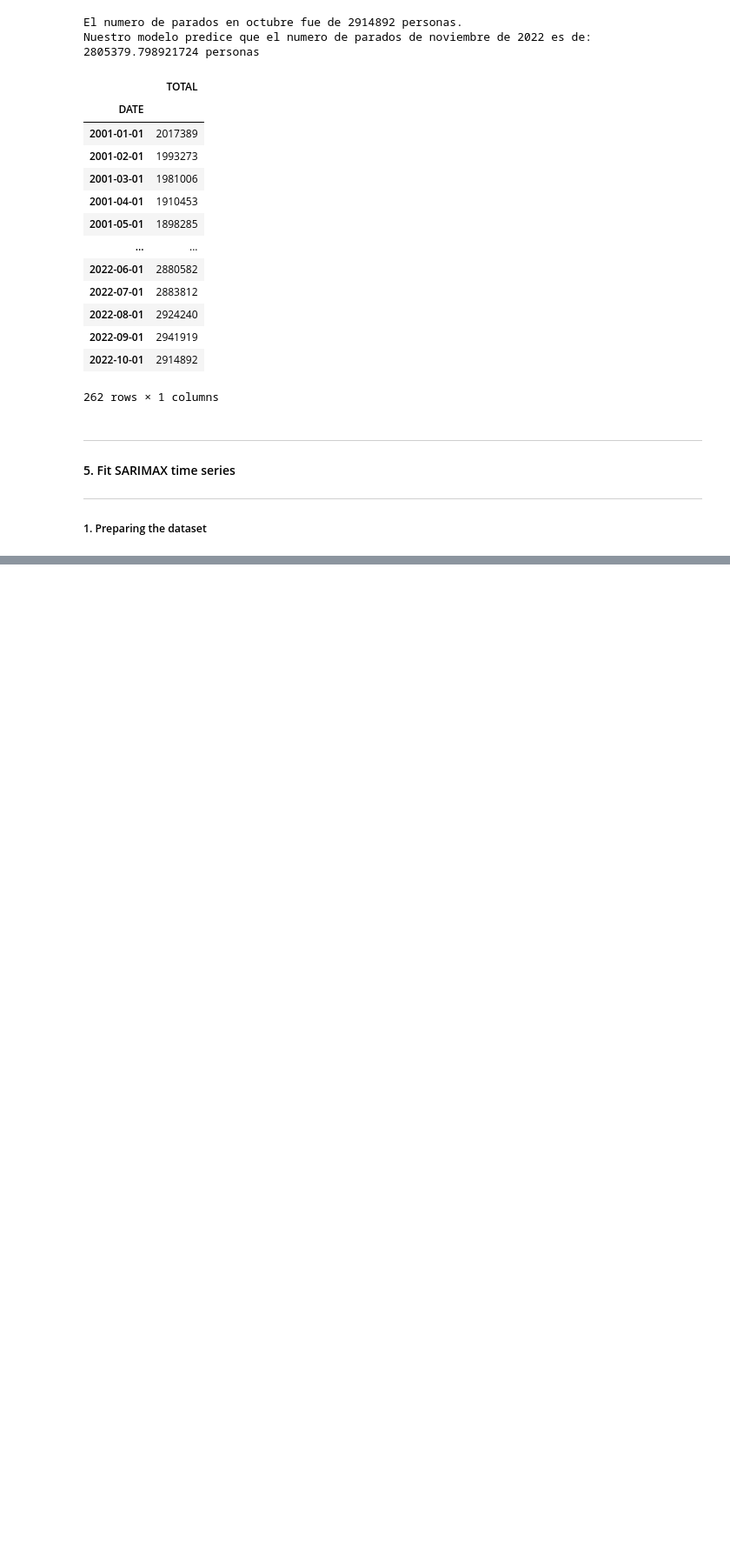
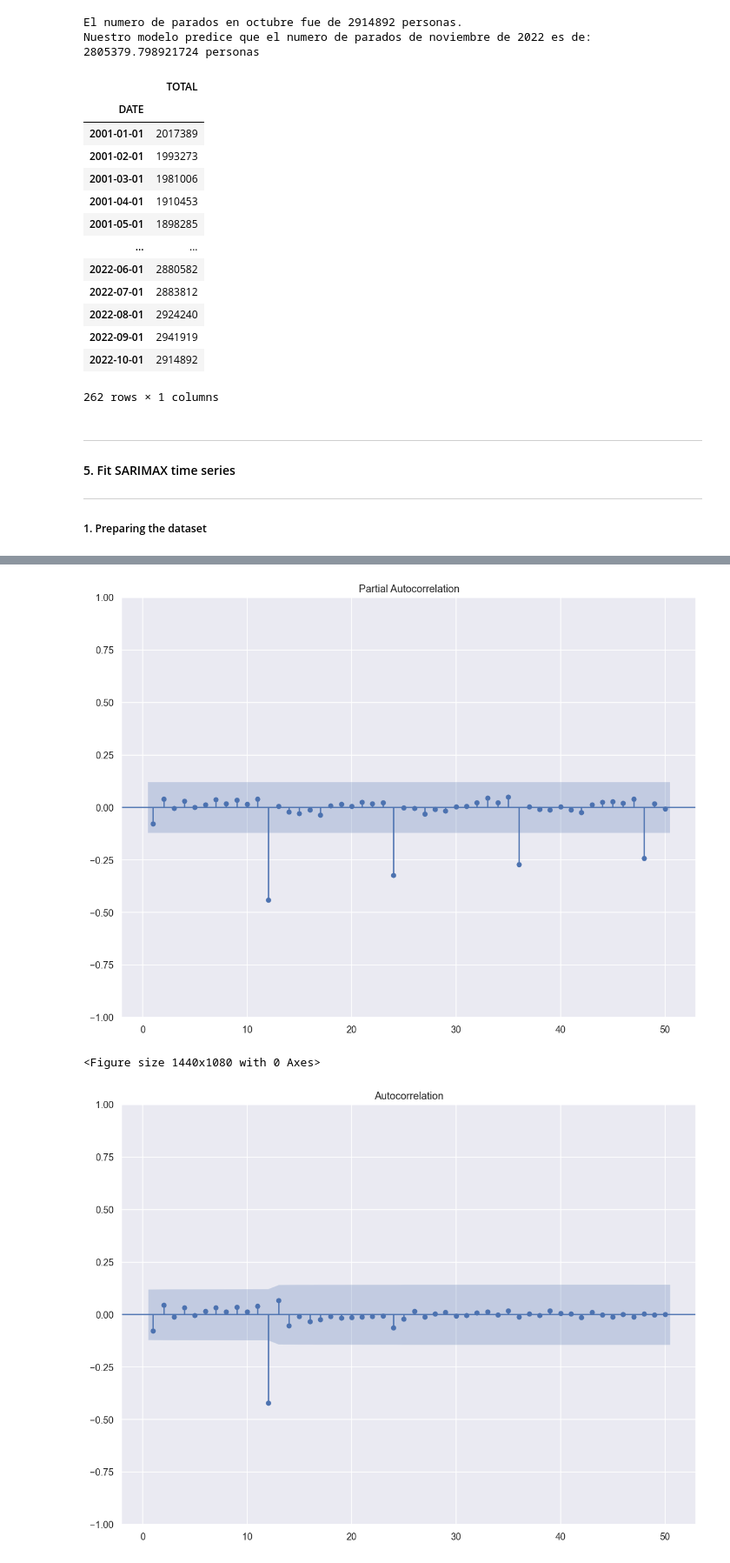
Before and after one commit to MartaSimon/ML_A2, a Jupyter notebook: scriptMarta.ipynb, the cells around one changed output, grey strips where cells are left out. Shown at 87% size. Saved outputs shown, nothing was run; the diff lists cells and outputs as text; code cells hidden in the pictures; blank space fills up the shorter version.

```diff
--- a/scriptMarta.ipynb
+++ b/scriptMarta.ipynb
@@ -459,0 +520,10 @@ NameError: name 'y_train' is not defined
+# %%
+#Bigger plots
+from statsmodels.graphics.tsaplots import plot_acf, plot_pacf
+plt.figure()
+plot_acf(res_sarimax.resid, lags=50,zero=False)
+plot_pacf(res_sarimax.resid, lags=50,zero=False)
+# %% [output]
+[figure, added]
+<Figure size 1440x1080 with 0 Axes>
+[figure, added]
```
Also changed, not shown: parts of 14 cells of this notebook.
